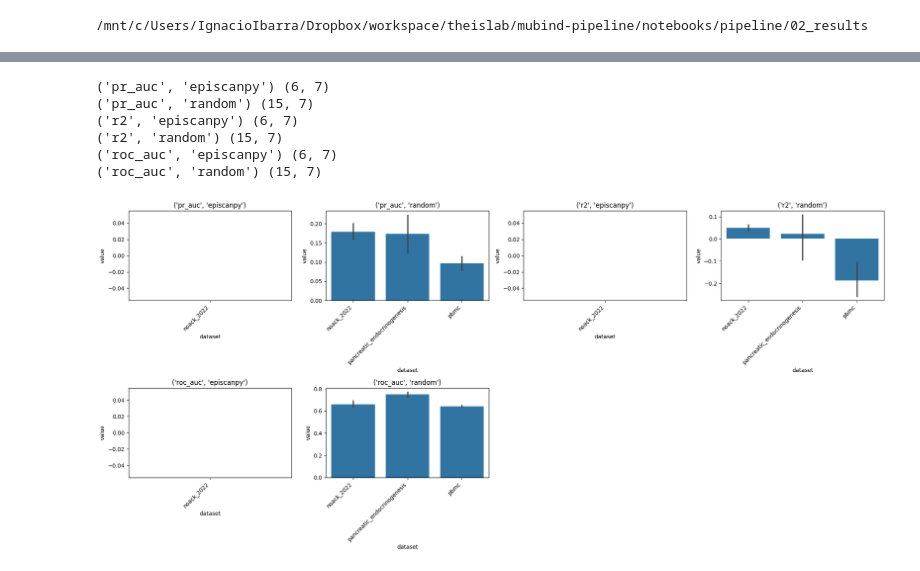
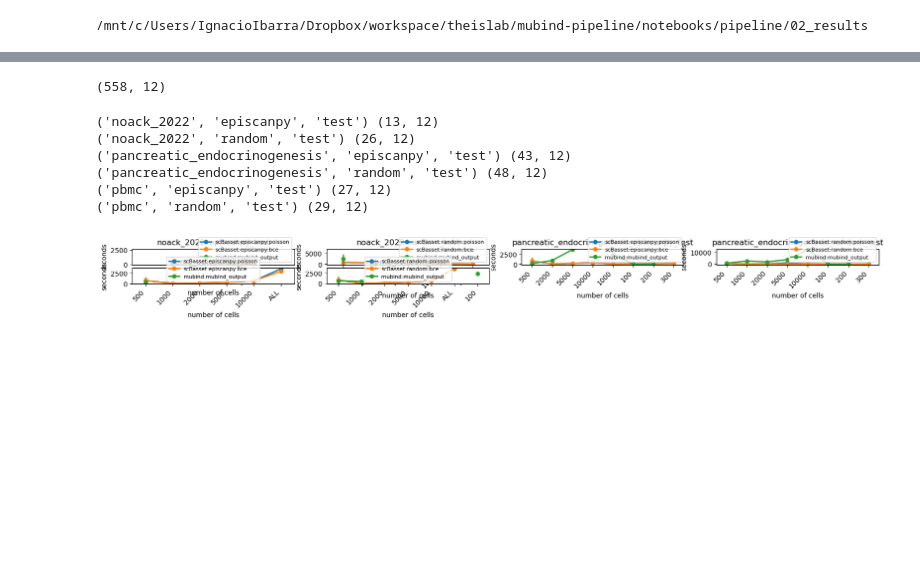
Before and after one commit to theislab/mubind-benchmark, a Jupyter notebook: notebooks/pipeline/02_results/00_1_scbasset_vs_mubind.ipynb, the cells around one changed output, grey strips where cells are left out. Cells and saved outputs as stored; diff of their text form; code cells hidden in the pictures; blank space fills up the shorter version.

Commit message:
updates to scBasset vs. mubind notebooks

```diff
--- a/notebooks/pipeline/02_results/00_1_scbasset_vs_mubind.ipynb
+++ b/notebooks/pipeline/02_results/00_1_scbasset_vs_mubind.ipynb
@@ -31,0 +28,7 @@ grp
+# %%
+import numpy as np
+import seaborn as sns
+res = pd.concat([df, df_mubind])
+res['k'] = np.where(res['model'] == 'scBasset',
+                    res['dataset'] + ':' + res['feat_selection'] + ':' + res['loss_key'] + ':' + res['model'],
+                    res['dataset'] + ':' + res['feat_selection'] + ':' + res['model'])
@@ -31,0 +51,6 @@ grp
+# %%
+res['k'] = np.where(res['model'] == 'scBasset',
+                    res['model'] + ':' + res['feat_selection'] + ':' + res['loss_key'],
+                    res['model'] + ':' + res['feat_selection'])
+
+list(res[(res['k'] == 'scBasset:random:bce') & (res['dataset'] == 'pancreatic_endocrinogenesis') & (res['metric'] == 'roc_auc') & (res['n_obs'] == 500)]['model_path']) # .value_counts()
@@ -31,0 +134,3 @@ grp
+# %%
+res['feat_selection'] = np.where(res['model'] == 'mubind', res['model_path'].str.split('/').str[-5], res['feat_selection'])
+res
@@ -32,27 +260,47 @@ grp
+# %%
+df = res[res['metric'] == 'roc_auc']
+df.shape
+# %% [output]
+(558, 12)
 # %%
-import matplotlib.pyplot as plt
-from matplotlib import rcParams
-rcParams['figure.figsize'] = 20, 25
 pi = 0
-for k, grp in df.groupby(['metric', 'feat_selection']):
+for k, grp in df.groupby(['dataset', 'feat_selection', 'group']):
+    if k[-1] != 'test':
+        continue
     ax = plt.subplot(6, 4, pi + 1)
+    # print(k, grp.shape)
+
+    # print(grp)
+
+    # only keep the models with the highest number of epochs (scBasset)
+    # grp = grp.sort_values('n_epochs', ascending=False).drop_duplicates('k')
     print(k, grp.shape)
-    sns.barplot(data=grp,
-                x='dataset',
-                y='value',
-                ax=ax)
+    # print(grp['model'].value_counts())
+    # print(grp)
+    # print('')
+
+    # rcParams['figure.figsize'] = 8, 3
+    sns.pointplot(grp.reset_index(drop=True), x='n_obs', y='time', hue='k', lw=2)
+                    # linestyles=["-", "--"] * 3, color='red') # 'blue', 'blue', 'red', 'red', 'green', 'green'])
+    # sns.barplot(data=grp,
+    #             x='dataset',
+    #             y='value',
+    #             ax=ax)
     plt.xticks(rotation=45, ha='right')
-    plt.title(k)
+    plt.ylabel('seconds')
+    plt.xlabel('number of cells')
+    plt.legend(fontsize=8)
+    plt.title(str('_'.join(k)))
     pi += 1
+    plt.tight_layout()
 
-plt.tight_layout()
 plt.show()
 # %% [output]
-('pr_auc', 'episcanpy') (6, 7)
-('pr_auc', 'random') (15, 7)
-('r2', 'episcanpy') (6, 7)
-('r2', 'random') (15, 7)
-('roc_auc', 'episcanpy') (6, 7)
-('roc_auc', 'random') (15, 7)
+('noack_2022', 'episcanpy', 'test') (13, 12)
+('noack_2022', 'random', 'test') (26, 12)
+('pancreatic_endocrinogenesis', 'episcanpy', 'test') (43, 12)
+('pancreatic_endocrinogenesis', 'random', 'test') (48, 12)
+('pbmc', 'episcanpy', 'test') (27, 12)
+('pbmc', 'random', 'test') (29, 12)
-[figure, old version]
+[figure, new version]
 # %%
```
Also changed, not shown: parts of 19 cells of this notebook, 4 other files.
